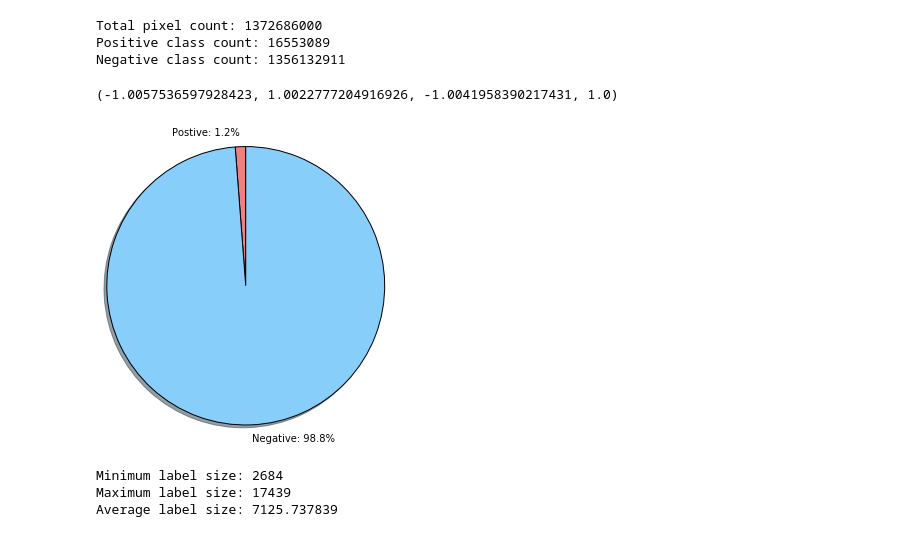
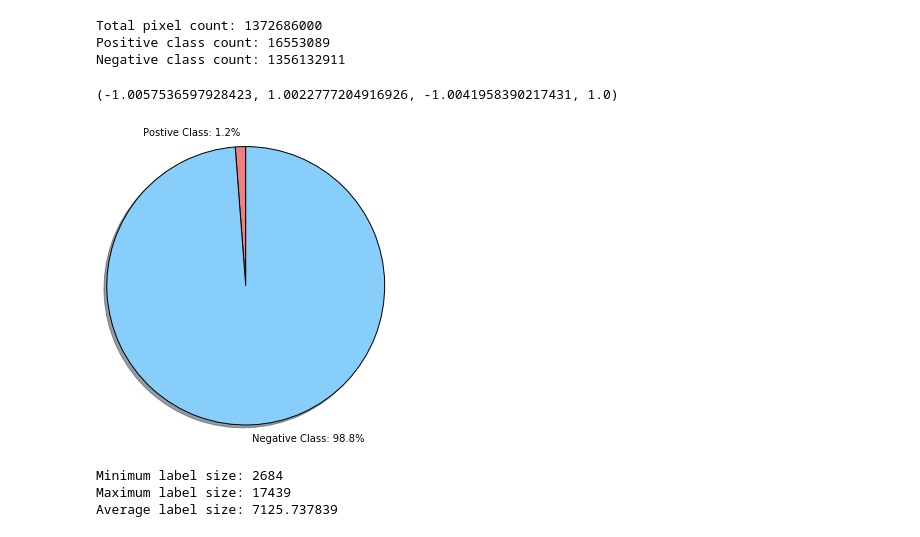
Before and after one commit to elbernante/nerve-segmentation, a Jupyter notebook: data_exploration.ipynb, the cells around one changed output. Cells and saved outputs as stored; diff of their text form; code cells hidden in the pictures.

```diff
--- a/data_exploration.ipynb
+++ b/data_exploration.ipynb
@@ -68,17 +68,17 @@ Total pixel count: 1372686000
 Positive class count: 16553089
 Negative class count: 1356132911
 # %%
-labels = ('Postive: {:0.1f}%'.format(100.0 * pos_class_count / total_pixels),
-          'Negative: {:0.1f}%'.format(100.0 * neg_class_count / total_pixels))
+labels = ('Postive Class: {:0.1f}%'.format(100.0 * pos_class_count / total_pixels),
+          'Negative Class: {:0.1f}%'.format(100.0 * neg_class_count / total_pixels))
 sizes = [pos_class_count, neg_class_count]
 colors = ['lightcoral', 'lightskyblue']
 fig = plt.figure(figsize=(5,5))
 plt.pie(sizes, labels=labels, colors=colors, shadow=True, startangle=90)
 # Set aspect ratio to be equal so that pie is drawn as a circle.
 plt.axis('equal')
 # %% [output]
 (-1.0057536597928423, 1.0022777204916926, -1.0041958390217431, 1.0)
-[figure, old version]
+[figure, new version]
 # %%
 print("Minimum label size:", label_size.min())
 print("Maximum label size:", label_size.max())
```
Also changed, not shown: parts of 1 cell of this notebook, 4 other files.
